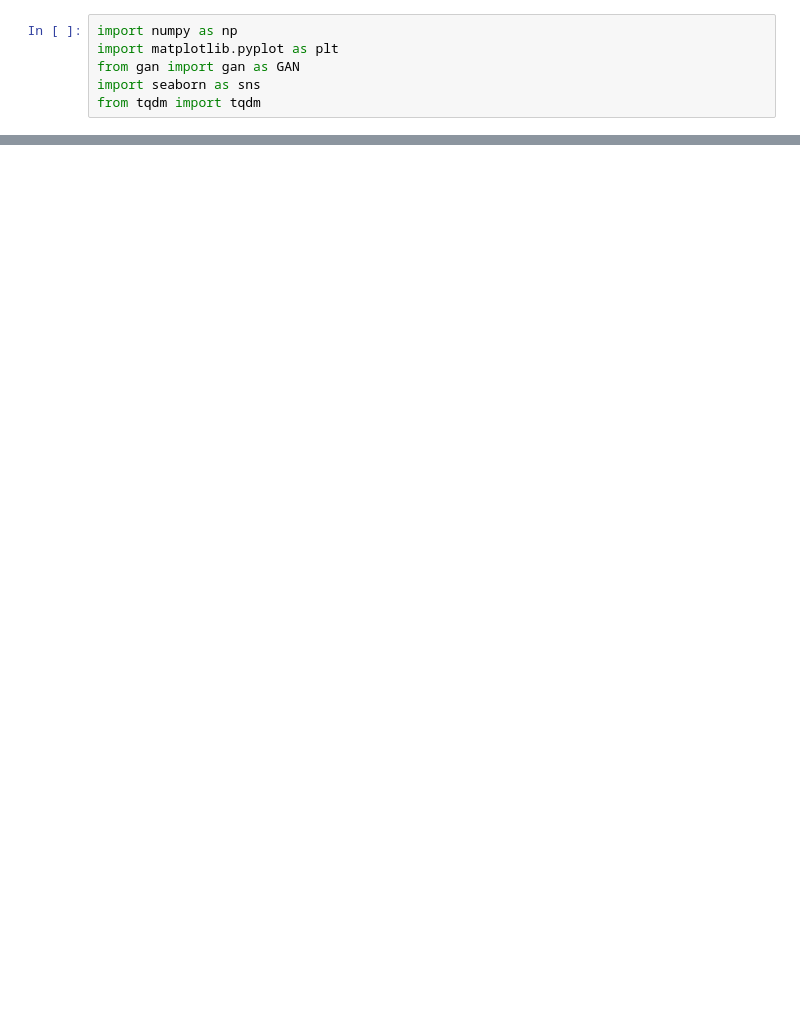
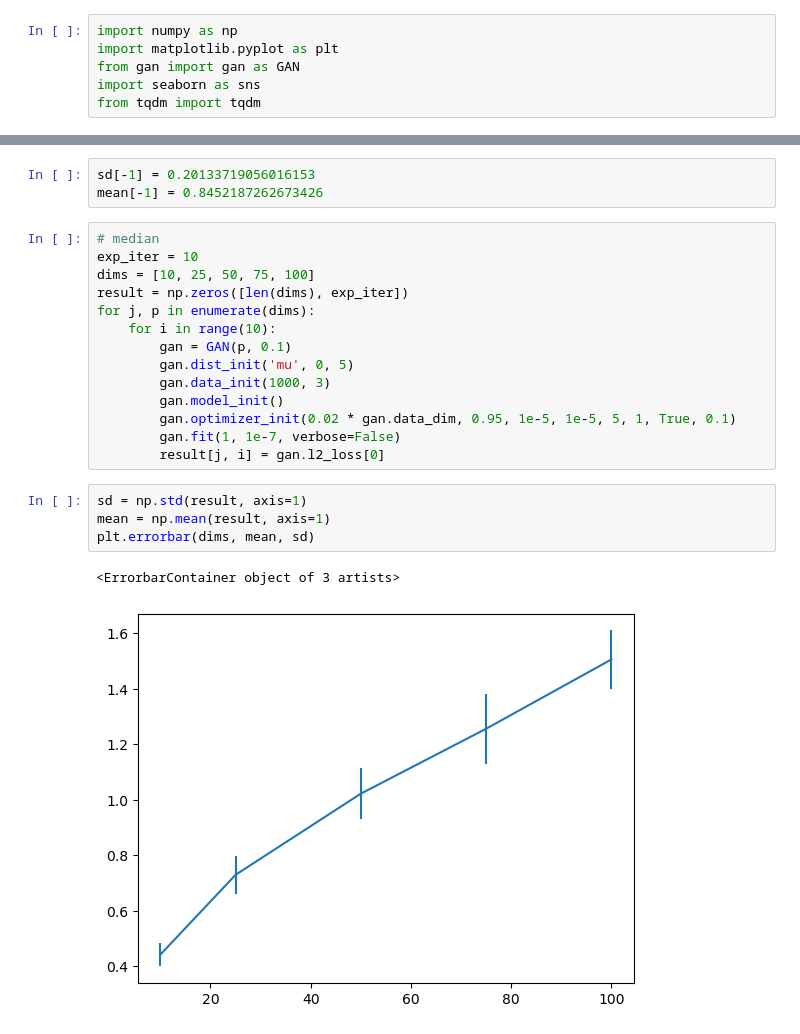
Before and after one commit to monarsan/robust-GAN, a Jupyter notebook: work/main/plot.ipynb, the cells around one changed output, grey strips where cells are left out. Drawn from its saved outputs; the diff is of its cells as text; blank space fills up the shorter version.

```diff
--- a/work/main/plot.ipynb
+++ b/work/main/plot.ipynb
@@ -26,0 +61,24 @@ plt.errorbar(dims, mean, sd)
+# %%
+sd[-1] = 0.20133719056016153
+mean[-1] = 0.8452187262673426
+# %%
+# median
+exp_iter = 10
+dims = [10, 25, 50, 75, 100]
+result = np.zeros([len(dims), exp_iter])
+for j, p in enumerate(dims):
+    for i in range(10):
+        gan = GAN(p, 0.1)
+        gan.dist_init('mu', 0, 5)
+        gan.data_init(1000, 3)
+        gan.model_init()
+        gan.optimizer_init(0.02 * gan.data_dim, 0.95, 1e-5, 1e-5, 5, 1, True, 0.1)
+        gan.fit(1, 1e-7, verbose=False)
+        result[j, i] = gan.l2_loss[0]
+# %%
+sd = np.std(result, axis=1)
+mean = np.mean(result, axis=1)
+plt.errorbar(dims, mean, sd)
+# %% [output]
+<ErrorbarContainer object of 3 artists>
+[figure, added]
```
Also changed, not shown: parts of 10 cells of this notebook, 1 other file.
